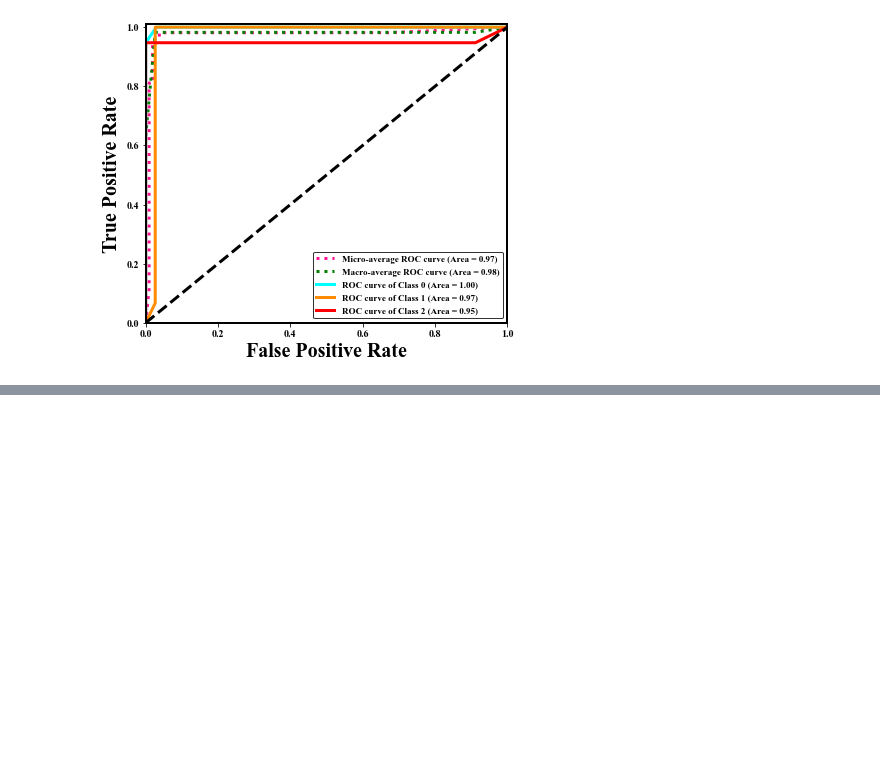
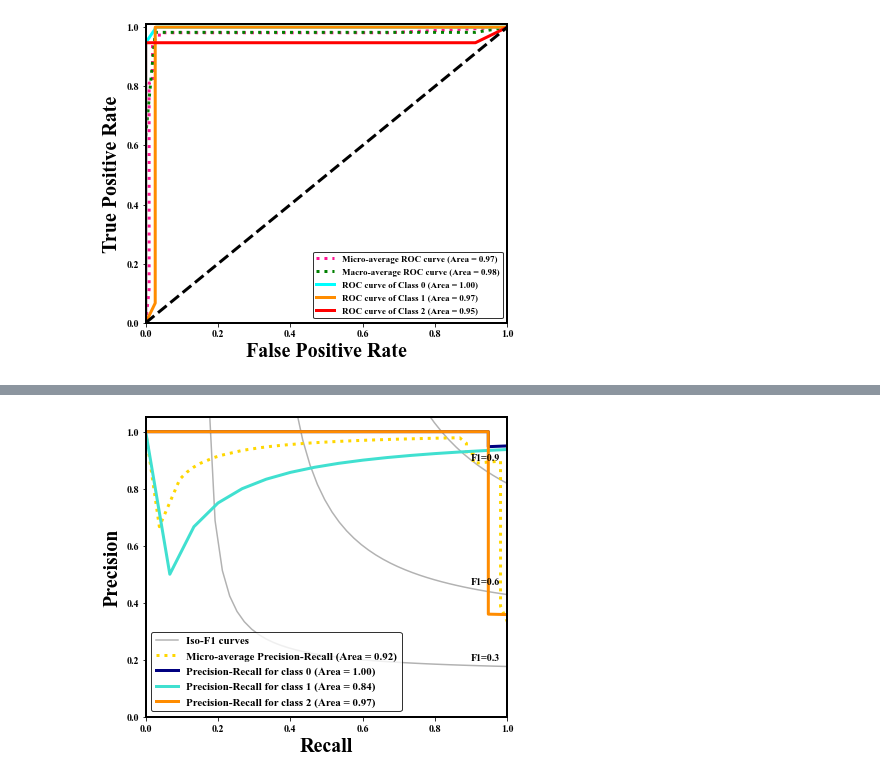
Before and after one commit to Akhil46971/PREDICTION-OF-HCP-HEAs-USING-ML, a Jupyter notebook: FINAL CODE HCP CLASSIFICATION.ipynb, the cells around one changed output, grey strips where cells are left out. Saved outputs shown, nothing was run; the diff lists cells and outputs as text; code cells hidden in the pictures; blank space fills up the shorter version.

```diff
--- a/FINAL CODE HCP CLASSIFICATION.ipynb
+++ b/FINAL CODE HCP CLASSIFICATION.ipynb
@@ -504,0 +546,2 @@ plt.show()
+# %%
+y_score =np.transpose([y_pred[:, 1] for y_pred in model_et.predict_proba(X_test)])
@@ -504,0 +557,36 @@ plt.show()
+# %%
+colors = cycle(['navy', 'turquoise', 'darkorange', 'cornflowerblue', 'teal'])
+plt.figure(figsize=(6, 5))
+plt.tight_layout()
+f_scores = np.linspace(0.3, 0.9, num=3)
+lines = []
+labels = []
+for f_score in f_scores:
+    x = np.linspace(0.01, 1)
+    y = f_score * x / (2 * x - f_score)
+    l, = plt.plot(x[y >= 0], y[y >= 0], color='k', alpha=0.3)
+    plt.annotate('F1={0:0.1f}'.format(f_score), xy=(0.9, y[45] + 0.02))
+
+lines.append(l)
+labels.append('Iso-F1 curves')
+l, = plt.plot(recall["micro"], precision["micro"], color='gold',linestyle=':', lw=3)
+lines.append(l)
+labels.append('Micro-average Precision-Recall (Area = {0:0.2f})'
+              ''.format(average_precision["micro"]))
+
+for i, color in zip(range(n_classes), colors):
+    l, = plt.plot(recall[i], precision[i], color=color, lw=3)
+    lines.append(l)
+    labels.append('Precision-Recall for class {0} (Area = {1:0.2f})'
+                  ''.format(i, average_precision[i]))
+plt.xlim([0.0, 1.0])
+plt.ylim([0.0, 1.05])
+plt.xlabel("Recall",font='Times new roman',fontweight='bold',fontsize=20)
+plt.ylabel("Precision",font='Times new roman',fontweight='bold',fontsize=20)
+leg=plt.legend(lines, labels,loc='lower left', prop=dict(size=11))
+leg.get_frame().set_edgecolor('k')
+plt.tight_layout()
+plt.show()
+#plt.savefig('Precision vs recall curve.jpg',dpi=1000,bbox_inches='tight')
+# %% [output]
+[figure, added]
```
Also changed, not shown: parts of 11 cells of this notebook.
